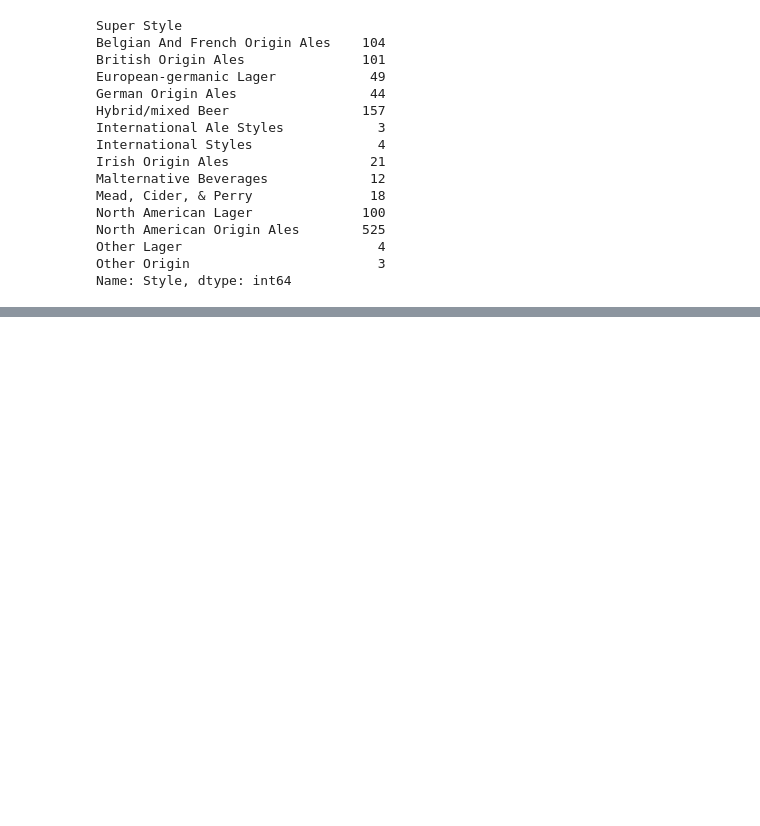
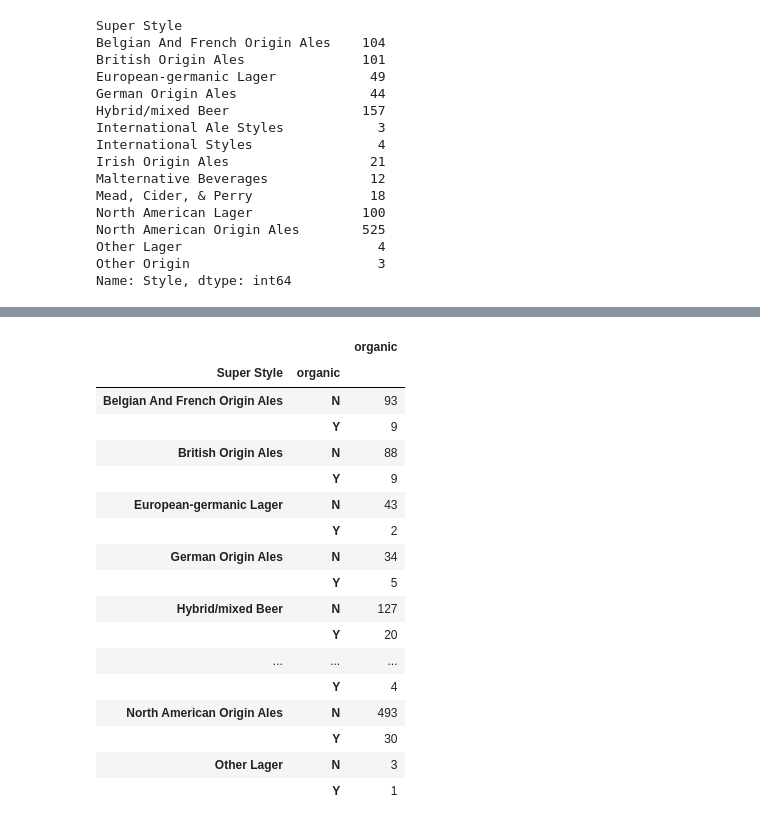
Before and after one commit to sponre01/project-one, a Jupyter notebook: Starter_Code_ML.ipynb, the cells around one changed output, grey strips where cells are left out. Drawn from its saved outputs; the diff is of its cells as text; code cells hidden in the pictures; blank space fills up the shorter version.

```diff
--- a/Starter_Code_ML.ipynb
+++ b/Starter_Code_ML.ipynb
@@ -244,0 +268,23 @@ Name: Style, dtype: int64
+# %%
+#Oh you fancy, huh?
+organic_table = pd.DataFrame({"organic":organic})
+organic_table
+# %% [output]
+|  |  | organic |
+| Super Style | organic |  |
+| Belgian And French Origin Ales | N | 93 |
+|  | Y | 9 |
+| British Origin Ales | N | 88 |
+|  | Y | 9 |
+| European-germanic Lager | N | 43 |
+|  | Y | 2 |
+| German Origin Ales | N | 34 |
+|  | Y | 5 |
+| Hybrid/mixed Beer | N | 127 |
+|  | Y | 20 |
+| ... | ... | ... |
+|  | Y | 4 |
+| North American Origin Ales | N | 493 |
+|  | Y | 30 |
+| Other Lager | N | 3 |
+|  | Y | 1 |
```
Also changed, not shown: parts of 8 cells of this notebook, 1 other file.
